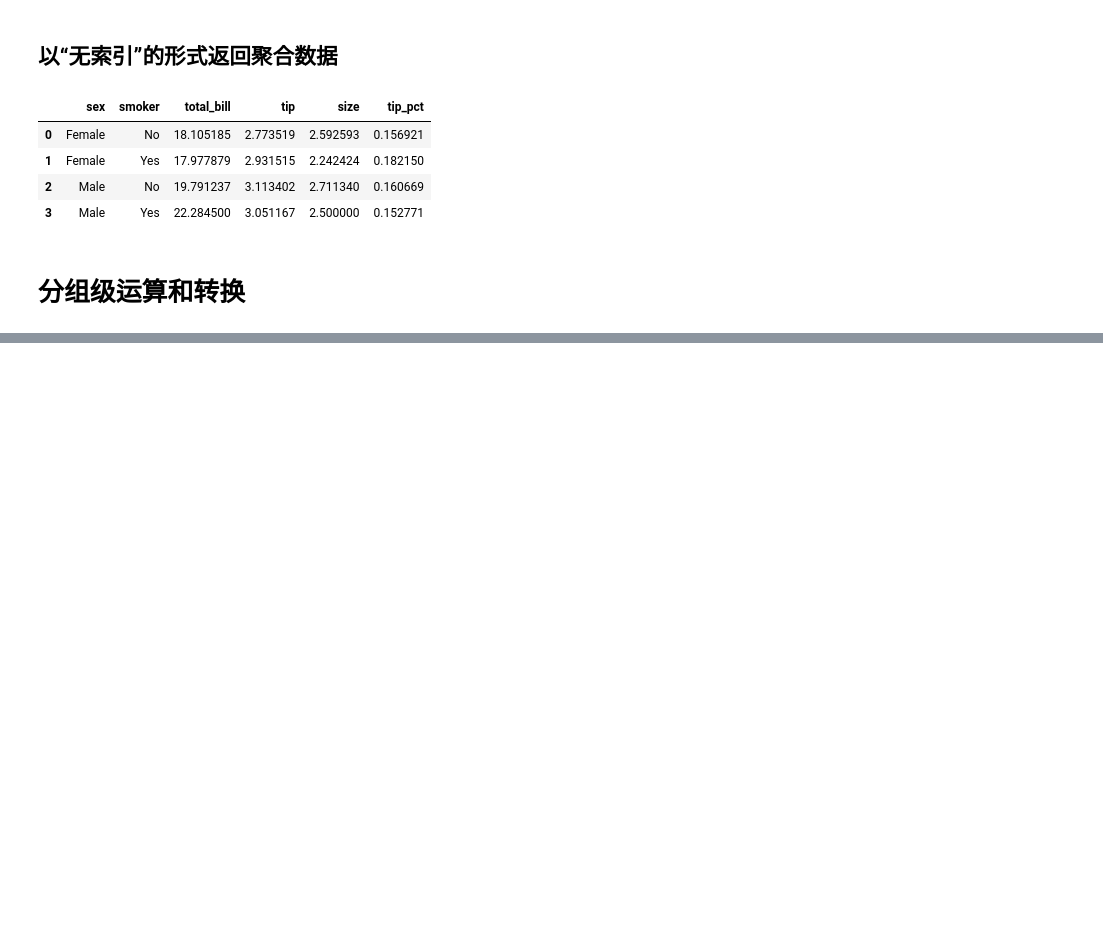
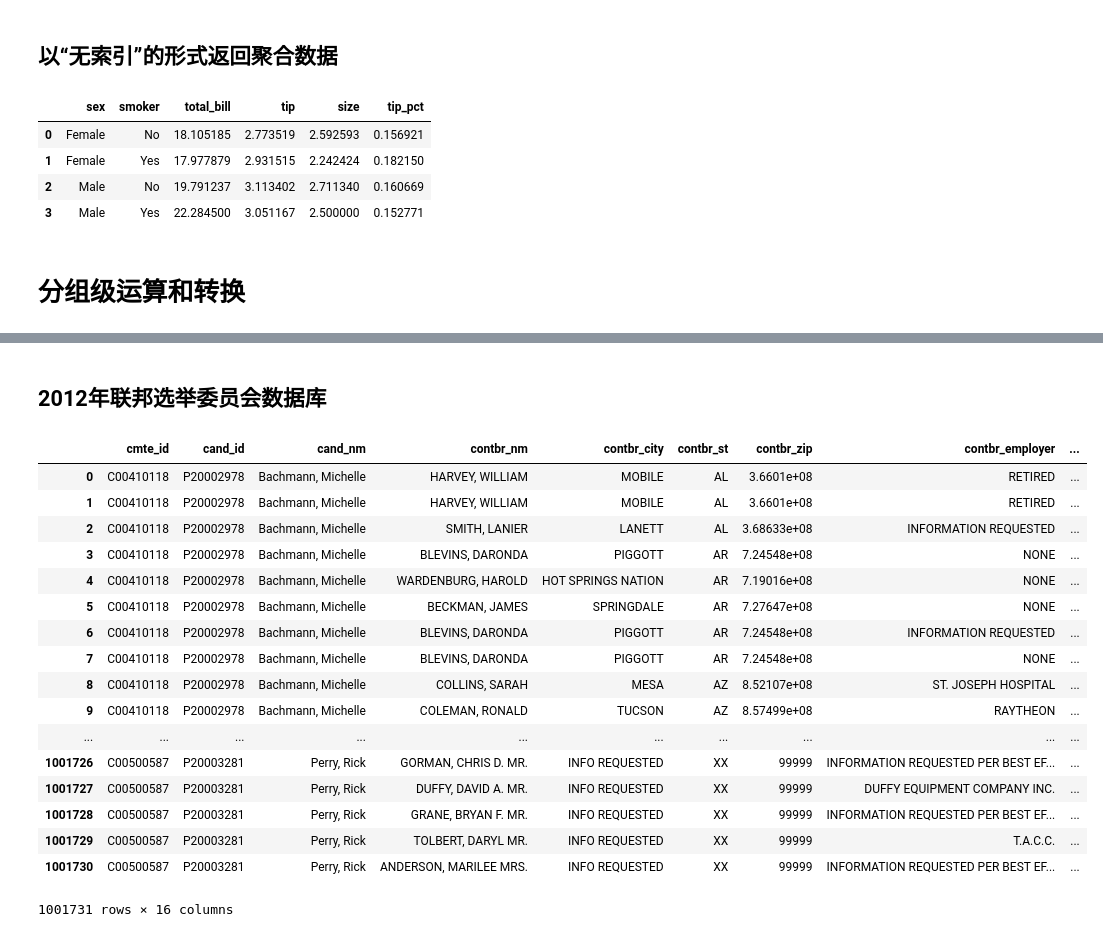
Before and after one commit to gloryfromca/PythonforDataAnalysis, a Jupyter notebook: Python_data_analysis_chapter_8.ipynb, the cells around one changed output, grey strips where cells are left out. Cells and saved outputs as stored; diff of their text form; code cells hidden in the pictures; blank space fills up the shorter version.

```diff
--- a/Python_data_analysis_chapter_8.ipynb
+++ b/Python_data_analysis_chapter_8.ipynb
@@ -633,0 +1340,25 @@ demeaned.groupby(key).mean()
+# %% [markdown]
+## 2012年联邦选举委员会数据库
+# %%
+fec = pd.read_csv('P00000001-ALL.csv')
+# %%
+fec
+# %% [output]
+|  | cmte_id | cand_id | cand_nm | contbr_nm | contbr_city | contbr_st | contbr_zip | contbr_employer | ... |
+| 0 | C00410118 | P20002978 | Bachmann, Michelle | HARVEY, WILLIAM | MOBILE | AL | 3.6601e+08 | RETIRED | ... |
+| 1 | C00410118 | P20002978 | Bachmann, Michelle | HARVEY, WILLIAM | MOBILE | AL | 3.6601e+08 | RETIRED | ... |
+| 2 | C00410118 | P20002978 | Bachmann, Michelle | SMITH, LANIER | LANETT | AL | 3.68633e+08 | INFORMATION REQUESTED | ... |
+| 3 | C00410118 | P20002978 | Bachmann, Michelle | BLEVINS, DARONDA | PIGGOTT | AR | 7.24548e+08 | NONE | ... |
+| 4 | C00410118 | P20002978 | Bachmann, Michelle | WARDENBURG, HAROLD | HOT SPRINGS NATION | AR | 7.19016e+08 | NONE | ... |
+| 5 | C00410118 | P20002978 | Bachmann, Michelle | BECKMAN, JAMES | SPRINGDALE | AR | 7.27647e+08 | NONE | ... |
+| 6 | C00410118 | P20002978 | Bachmann, Michelle | BLEVINS, DARONDA | PIGGOTT | AR | 7.24548e+08 | INFORMATION REQUESTED | ... |
+| 7 | C00410118 | P20002978 | Bachmann, Michelle | BLEVINS, DARONDA | PIGGOTT | AR | 7.24548e+08 | NONE | ... |
+| 8 | C00410118 | P20002978 | Bachmann, Michelle | COLLINS, SARAH | MESA | AZ | 8.52107e+08 | ST. JOSEPH HOSPITAL | ... |
+| 9 | C00410118 | P20002978 | Bachmann, Michelle | COLEMAN, RONALD | TUCSON | AZ | 8.57499e+08 | RAYTHEON | ... |
+| ... | ... | ... | ... | ... | ... | ... | ... | ... | ... |
+| 1001726 | C00500587 | P20003281 | Perry, Rick | GORMAN, CHRIS D. MR. | INFO REQUESTED | XX | 99999 | INFORMATION REQUESTED PER BEST EF... | ... |
+| 1001727 | C00500587 | P20003281 | Perry, Rick | DUFFY, DAVID A. MR. | INFO REQUESTED | XX | 99999 | DUFFY EQUIPMENT COMPANY INC. | ... |
+| 1001728 | C00500587 | P20003281 | Perry, Rick | GRANE, BRYAN F. MR. | INFO REQUESTED | XX | 99999 | INFORMATION REQUESTED PER BEST EF... | ... |
+| 1001729 | C00500587 | P20003281 | Perry, Rick | TOLBERT, DARYL MR. | INFO REQUESTED | XX | 99999 | T.A.C.C. | ... |
+| 1001730 | C00500587 | P20003281 | Perry, Rick | ANDERSON, MARILEE MRS. | INFO REQUESTED | XX | 99999 | INFORMATION REQUESTED PER BEST EF... | ... |
+1001731 rows × 16 columns
```
Also changed, not shown: parts of 194 cells of this notebook.
